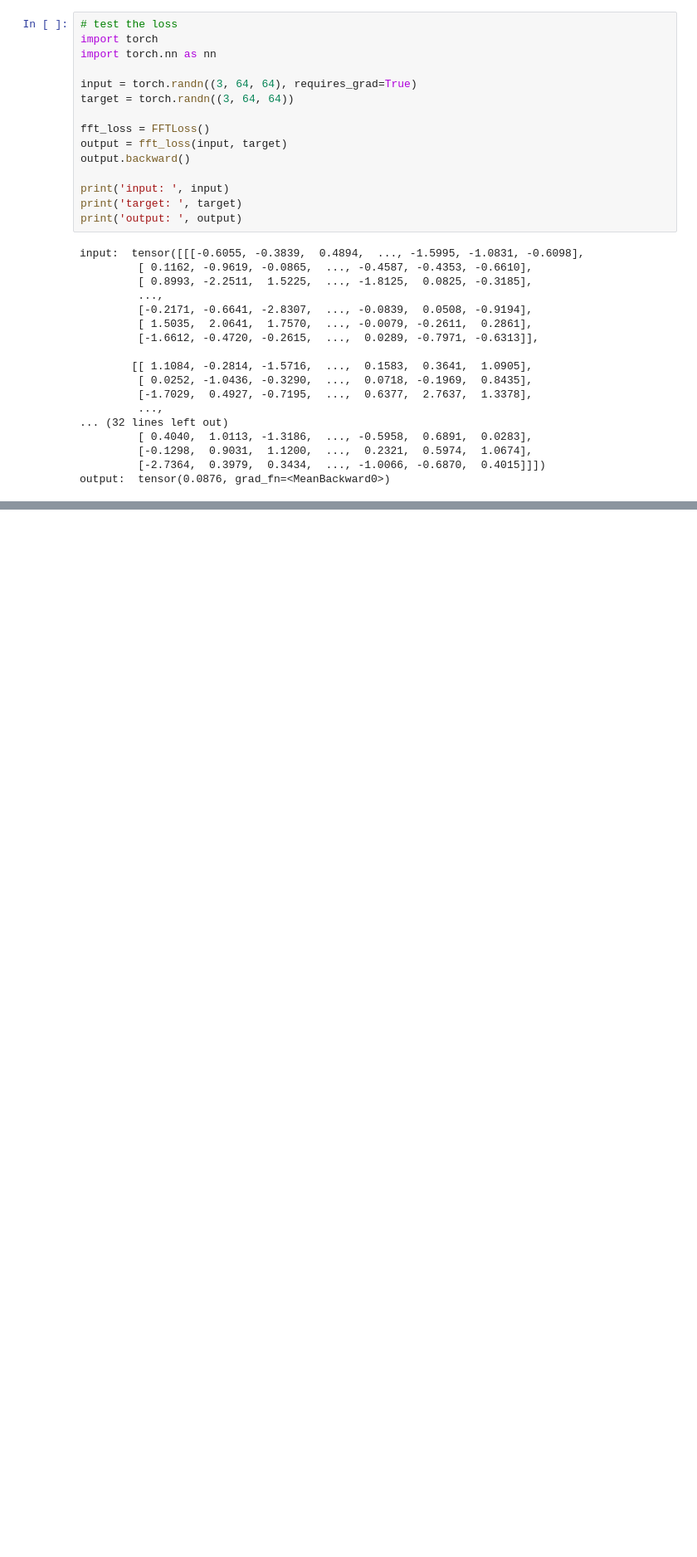
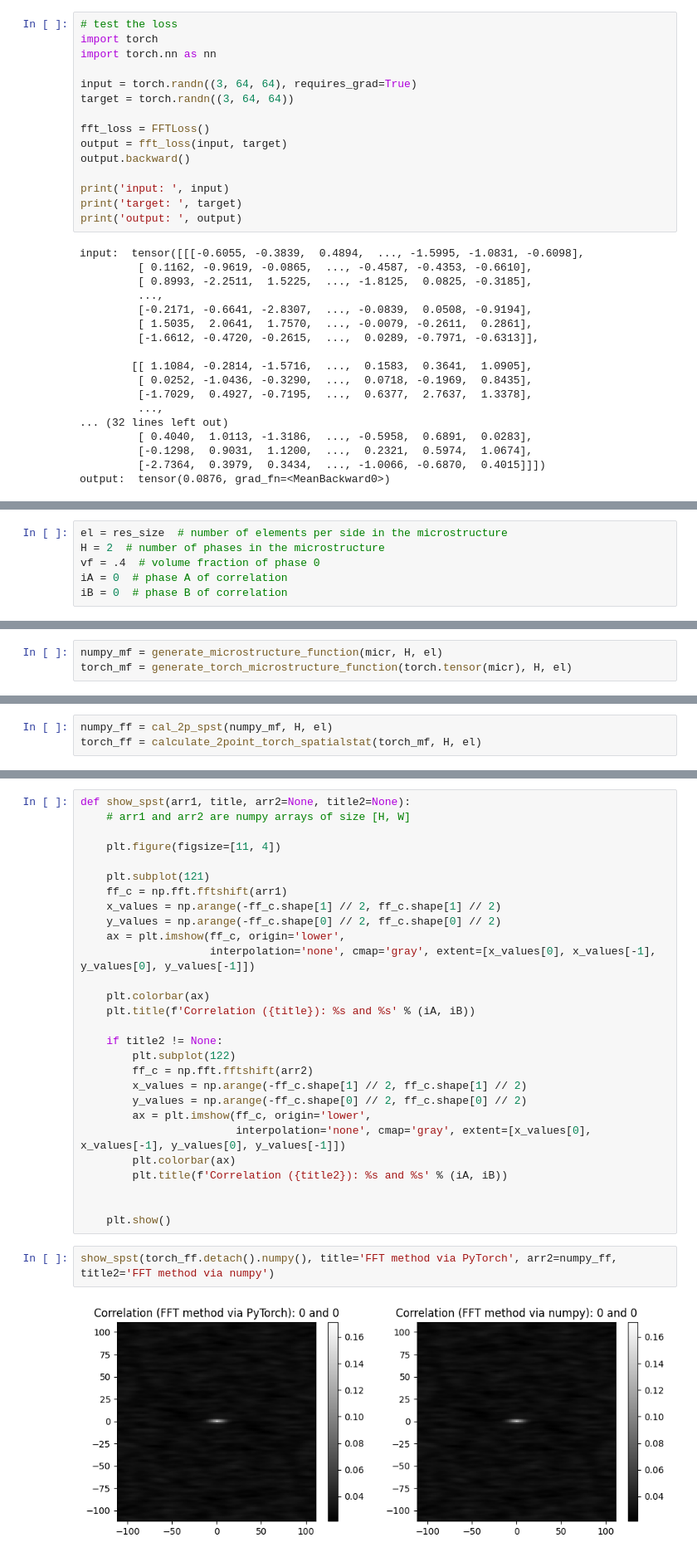
Before and after one commit to sajjad-git/pytorch-fft-loss, a Jupyter notebook: FFT_Loss.ipynb, the cells around one changed output, grey strips where cells are left out. Shown at 83% size. Drawn from its saved outputs; the diff is of its cells as text; blank space fills up the shorter version.

```diff
--- a/FFT_Loss.ipynb
+++ b/FFT_Loss.ipynb
@@ -214,0 +272,6 @@ output:  tensor(0.0876, grad_fn=<MeanBackward0>)
+# %%
+el = res_size  # number of elements per side in the microstructure
+H = 2  # number of phases in the microstructure
+vf = .4  # volume fraction of phase 0
+iA = 0  # phase A of correlation
+iB = 0  # phase B of correlation
@@ -214,0 +352,3 @@ output:  tensor(0.0876, grad_fn=<MeanBackward0>)
+# %%
+numpy_mf = generate_microstructure_function(micr, H, el)
+torch_mf = generate_torch_microstructure_function(torch.tensor(micr), H, el)
@@ -214,0 +480,3 @@ output:  tensor(0.0876, grad_fn=<MeanBackward0>)
+# %%
+numpy_ff = cal_2p_spst(numpy_mf, H, el)
+torch_ff = calculate_2point_torch_spatialstat(torch_mf, H, el)
@@ -214,0 +525,32 @@ output:  tensor(0.0876, grad_fn=<MeanBackward0>)
+# %%
+def show_spst(arr1, title, arr2=None, title2=None):
+    # arr1 and arr2 are numpy arrays of size [H, W]
+
+    plt.figure(figsize=[11, 4])
+
+    plt.subplot(121)
+    ff_c = np.fft.fftshift(arr1)
+    x_values = np.arange(-ff_c.shape[1] // 2, ff_c.shape[1] // 2)
+    y_values = np.arange(-ff_c.shape[0] // 2, ff_c.shape[0] // 2)
+    ax = plt.imshow(ff_c, origin='lower',
+                    interpolation='none', cmap='gray', extent=[x_values[0], x_values[-1], y_values[0], y_values[-1]])
+
+    plt.colorbar(ax)
+    plt.title(f'Correlation ({title}): %s and %s' % (iA, iB))
+
+    if title2 != None:
+        plt.subplot(122)
+        ff_c = np.fft.fftshift(arr2)
+        x_values = np.arange(-ff_c.shape[1] // 2, ff_c.shape[1] // 2)
+        y_values = np.arange(-ff_c.shape[0] // 2, ff_c.shape[0] // 2)
+        ax = plt.imshow(ff_c, origin='lower',
+                        interpolation='none', cmap='gray', extent=[x_values[0], x_values[-1], y_values[0], y_values[-1]])
+        plt.colorbar(ax)
+        plt.title(f'Correlation ({title2}): %s and %s' % (iA, iB))
+
+
+    plt.show()
+# %%
+show_spst(torch_ff.detach().numpy(), title='FFT method via PyTorch', arr2=numpy_ff, title2='FFT method via numpy')
+# %% [output]
+[figure, added]
```
Also changed, not shown: parts of 37 cells of this notebook.
